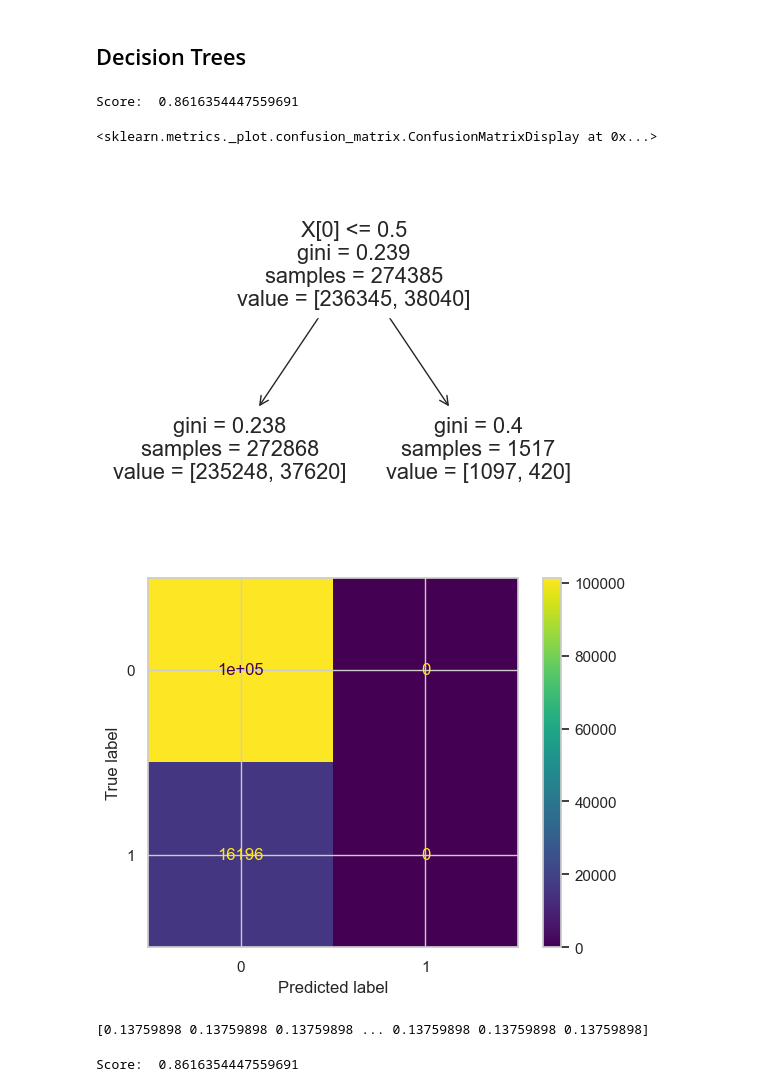
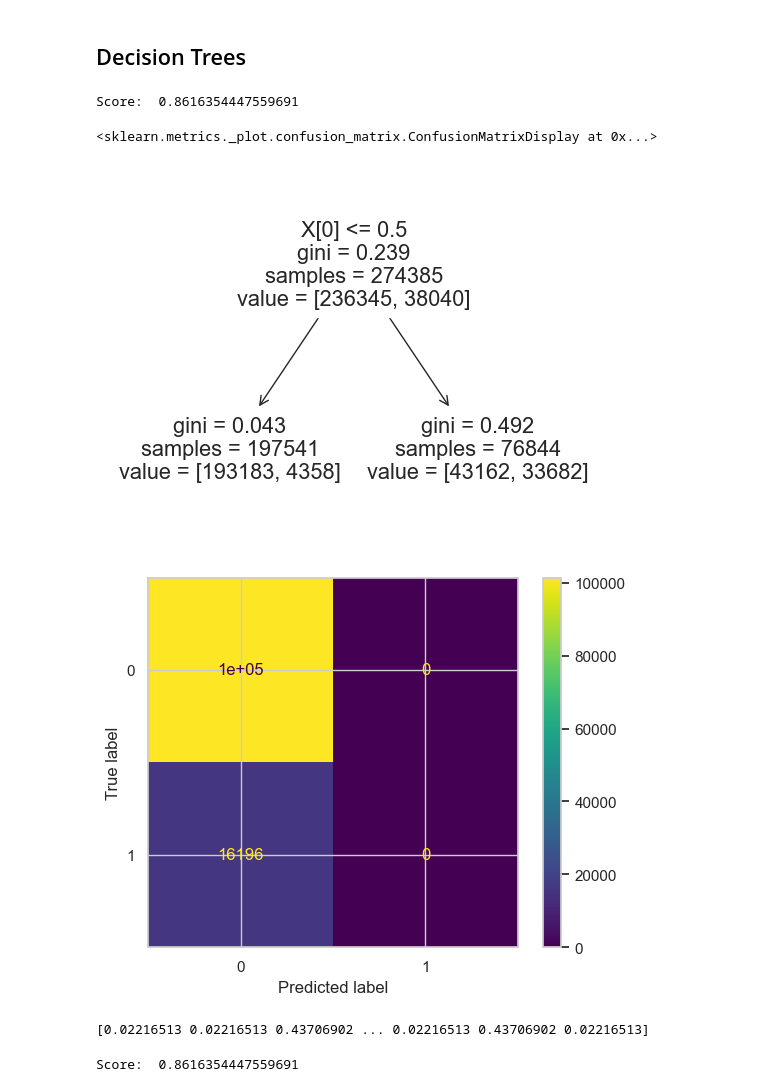
Before and after one commit to komolcia/Julia-Komorowska-Inteligencja-Obliczeniowa, a Jupyter notebook: projekt.ipynb, the cells around one changed output. Saved outputs shown, nothing was run; the diff lists cells and outputs as text; code cells hidden in the pictures.

```diff
--- a/projekt.ipynb
+++ b/projekt.ipynb
@@ -338,26 +356,26 @@ Recall:  0.0
 # %% [markdown]
 ## Decision Trees
 # %%
-X=df["OTHER_DISEASE"].values.reshape(-1,1)
+X=df['INTUBED'].values.reshape(-1,1)
 y = df["DEATH"].values.astype("int")
 X_train, X_test, y_train, y_test = train_test_split(X, y, test_size=0.3, random_state=1)
 clf = tree.DecisionTreeClassifier()
 clf = clf.fit(X_train,y_train)
 y_pred = clf.predict(X_test)
 tree.plot_tree(clf)
 dot_data = StringIO()
 export_graphviz(clf, out_file=dot_data,
                 filled=True, rounded=True,
                 special_characters=True,feature_names = ["OTHER_DISEASE"],class_names=['0','1'])
 graph = pydotplus.graph_from_dot_data(dot_data.getvalue())
 graph.write_png('covid_DT1.png')
 Image(graph.create_png())
 print("Score: ", clf.score(X,y))
 plot_confusion_matrix(clf,X_test,y_test)
 # %% [output]
 Score:  0.8616354447559691
 <sklearn.metrics._plot.confusion_matrix.ConfusionMatrixDisplay at 0x...>
-[figure, old version]
+[figure, new version]
 [figure]
 # %%
 #https://scikit-learn.org/stable/modules/tree.html
@@ -365,7 +383,7 @@ clf = tree.DecisionTreeRegressor()
 clf = clf.fit(X, y)
 print(clf.predict(X_test))
 # %% [output]
-[0.13759898 0.13759898 0.13759898 ... 0.13759898 0.13759898 0.13759898]
+[0.02216513 0.02216513 0.43706902 ... 0.02216513 0.43706902 0.02216513]
 # %%
 X=df["OBESITY"].values.reshape(-1,1)
 y = df["DEATH"].values.astype("int")
```
Also changed, not shown: parts of 18 cells of this notebook.
